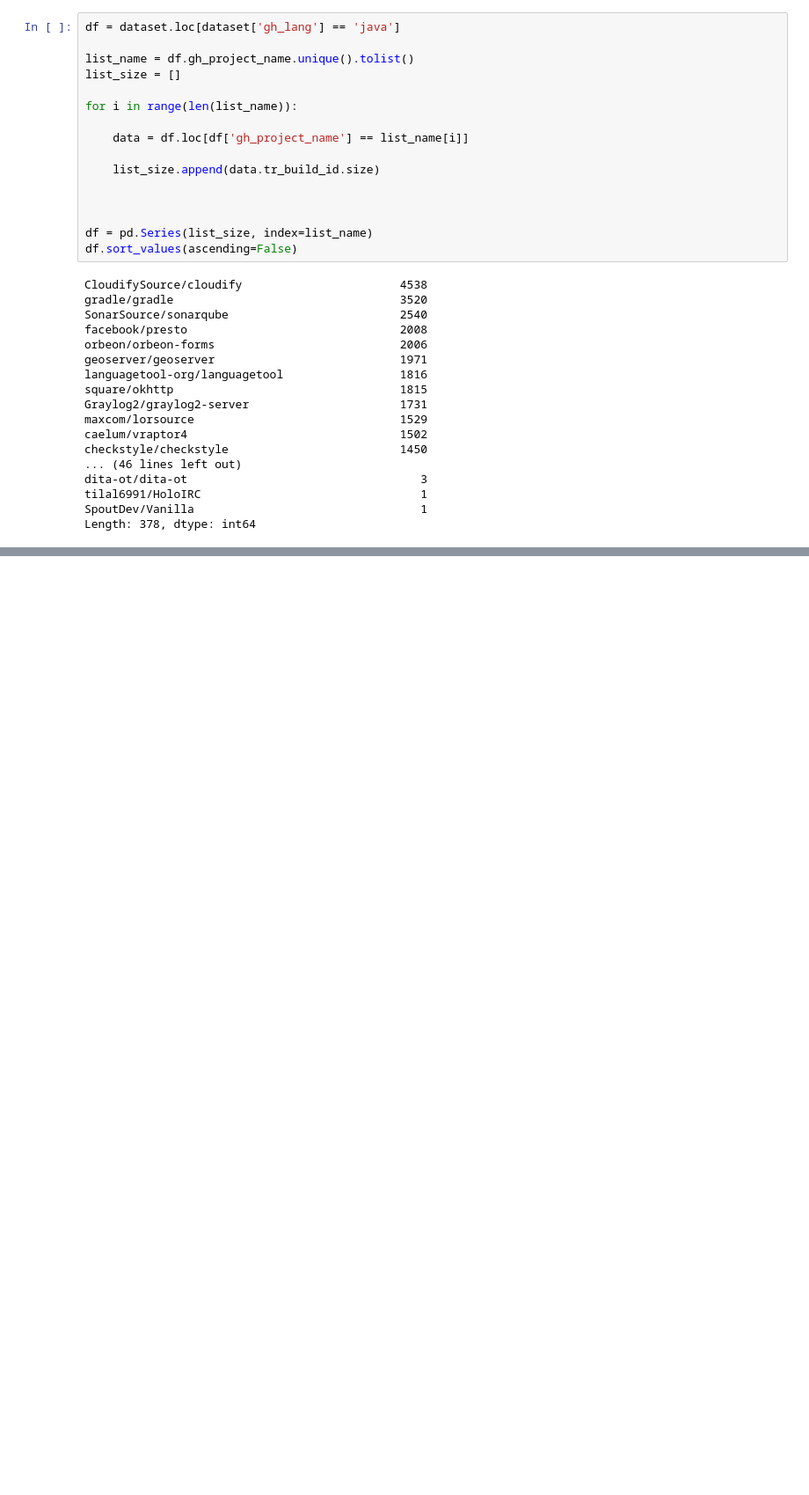
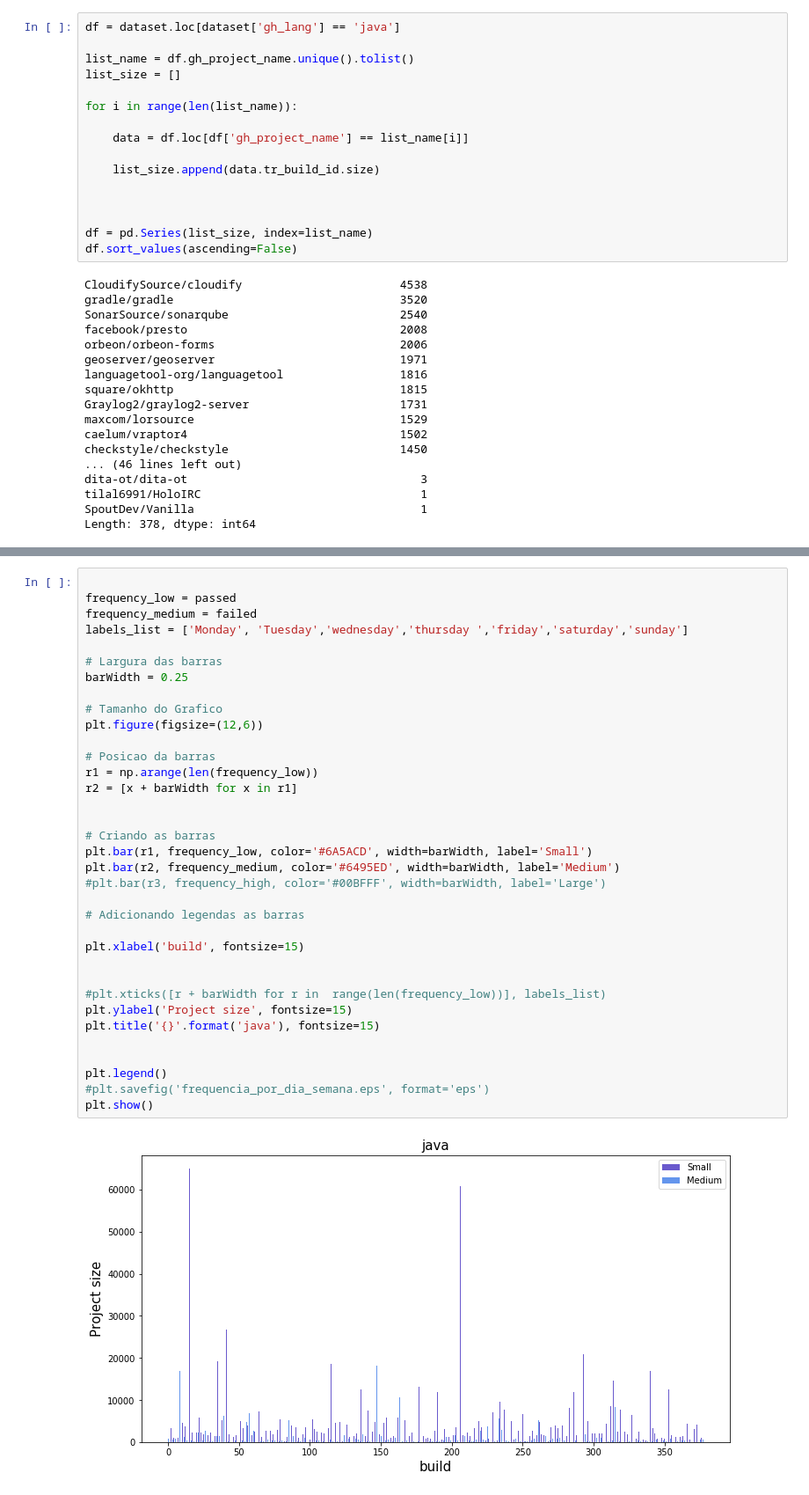
Before and after one commit to wagnernegrao/ci-analysis, a Jupyter notebook: src/project_size_week_frequency.ipynb, the cells around one changed output, grey strips where cells are left out. Shown at 88% size. Cells and saved outputs as stored; diff of their text form; blank space fills up the shorter version.

```diff
--- a/src/project_size_week_frequency.ipynb
+++ b/src/project_size_week_frequency.ipynb
@@ -527,0 +591,37 @@ Length: 378, dtype: int64
+# %%
+
+frequency_low = passed
+frequency_medium = failed
+labels_list = ['Monday', 'Tuesday','wednesday','thursday ','friday','saturday','sunday']
+
+# Largura das barras
+barWidth = 0.25
+
+# Tamanho do Grafico
+plt.figure(figsize=(12,6))
+
+# Posicao da barras
+r1 = np.arange(len(frequency_low))
+r2 = [x + barWidth for x in r1]
+
+
+# Criando as barras
+plt.bar(r1, frequency_low, color='#6A5ACD', width=barWidth, label='Small')
+plt.bar(r2, frequency_medium, color='#6495ED', width=barWidth, label='Medium')
+#plt.bar(r3, frequency_high, color='#00BFFF', width=barWidth, label='Large')
+
+# Adicionando legendas as barras
+
+plt.xlabel('build', fontsize=15)
+
+
+#plt.xticks([r + barWidth for r in  range(len(frequency_low))], labels_list)
+plt.ylabel('Project size', fontsize=15)
+plt.title('{}'.format('java'), fontsize=15)
+
+
+plt.legend()
+#plt.savefig('frequencia_por_dia_semana.eps', format='eps')
+plt.show()
+# %% [output]
+[figure, added]
```
Also changed, not shown: parts of 8 cells of this notebook.
